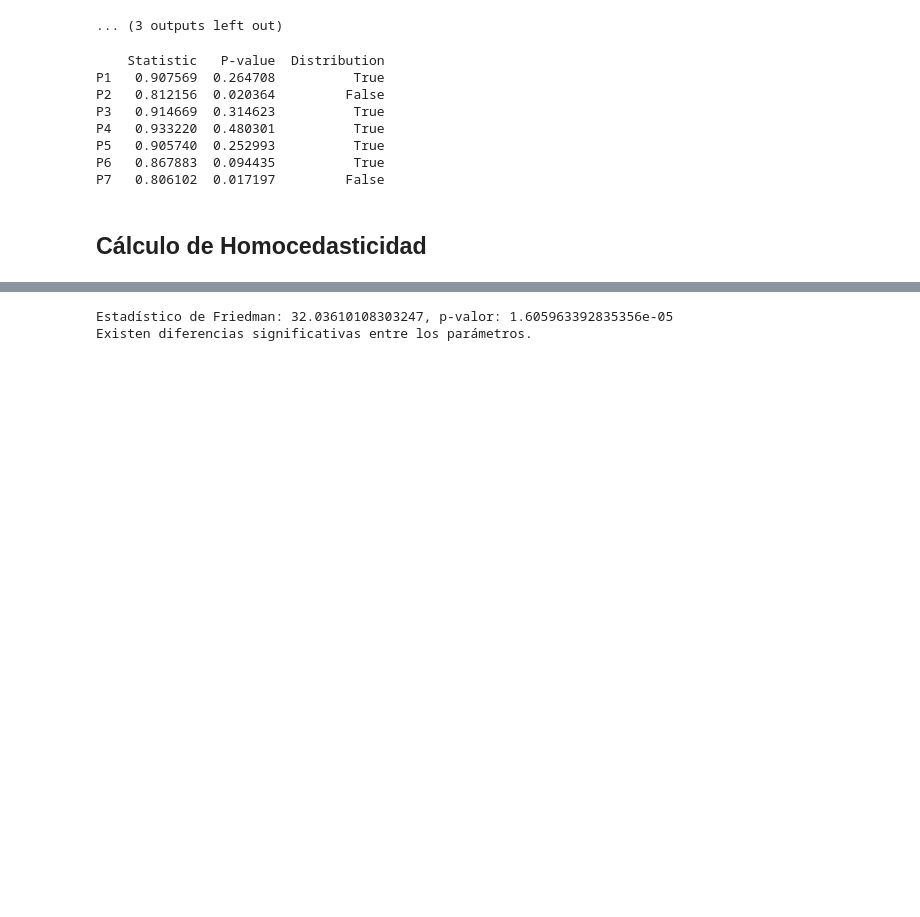
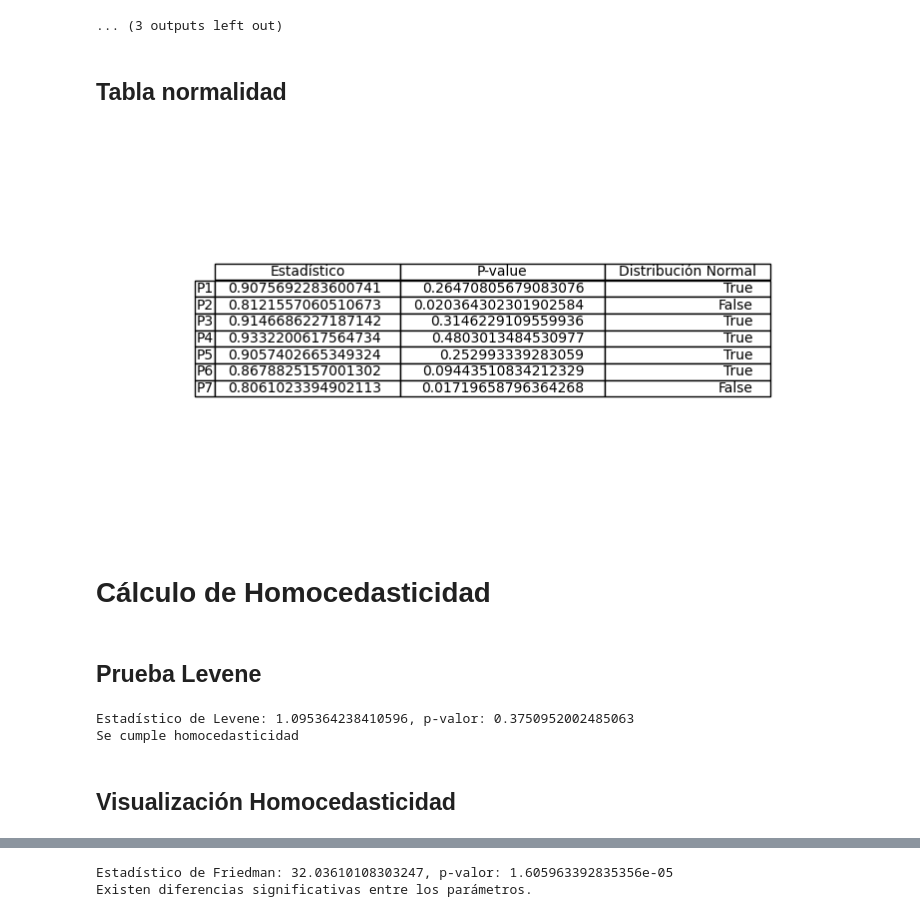
Before and after one commit to raulibaesc/final_metaheuristicos, a Jupyter notebook: trabajo.ipynb, the cells around one changed output, grey strips where cells are left out. Saved outputs shown, nothing was run; the diff lists cells and outputs as text; code cells hidden in the pictures; blank space fills up the shorter version.

```diff
--- a/trabajo.ipynb
+++ b/trabajo.ipynb
@@ -76,38 +77,41 @@ P5 - Estadístico de Shapiro-Wilk: 0.9057402665349324, p-valor: 0.25299333928305
 P5: Podría seguir una distribución normal
 [figure]
 ... (3 outputs left out)
+# %% [markdown]
+## Tabla normalidad
 # %%
 # Crear un DataFrame de pandas
-columns = ['Statistic', 'P-value', 'Distribution']
+columns = ['Estadístico', 'P-value', 'Distribución Normal']
 df = pd.DataFrame.from_dict(dict_table, orient='index', columns=columns)
 
-# Mostrar la tabla
-print(df)
+# Crear la figura
+fig, ax = plt.subplots(figsize=(10, 5))  # Tamaño de la figura
+ax.axis('tight')
+ax.axis('off')
+table = ax.table(cellText=df.values, colLabels=columns, rowLabels=df.index, loc='center')
 
-## Representar la tabla
-#import matplotlib.pyplot as plt
-#
-## Crear la figura
-#fig, ax = plt.subplots(figsize=(10, 5))  # Tamaño de la figura
-#ax.axis('tight')
-#ax.axis('off')
-#table = ax.table(cellText=df.values, colLabels=columns, rowLabels=df.index, loc='center')
-#
-## Ajustar formato de la tabla
-#table.auto_set_font_size(False)
-#table.set_fontsize(10)
-#table.auto_set_column_width(col=list(range(len(columns))))
-#
-#plt.show()
+# Ajustar formato de la tabla
+table.auto_set_font_size(False)
+table.set_fontsize(10)
+table.auto_set_column_width(col=list(range(len(columns))))
+
+plt.show()
 # %% [output]
-    Statistic   P-value  Distribution
-P1   0.907569  0.264708          True
-P2   0.812156  0.020364         False
-P3   0.914669  0.314623          True
-P4   0.933220  0.480301          True
-P5   0.905740  0.252993          True
-P6   0.867883  0.094435          True
-P7   0.806102  0.017197         False
+[figure, added]
 # %% [markdown]
-## Cálculo de Homocedasticidad
+# Cálculo de Homocedasticidad
+# %% [markdown]
+## Prueba Levene
+# %%
+stat, p_value = levene(*results.T)
+print(f"Estadístico de Levene: {stat}, p-valor: {p_value}")
+if p_value > 0.05:
+    print("Se cumple homocedasticidad")
+else:
+    print("No se cumple homocedasticidad")
+# %% [output]
+Estadístico de Levene: 1.095364238410596, p-valor: 0.3750952002485063
+Se cumple homocedasticidad
+# %% [markdown]
+## Visualización Homocedasticidad
 # %%
```
Also changed, not shown: parts of 21 cells of this notebook.
